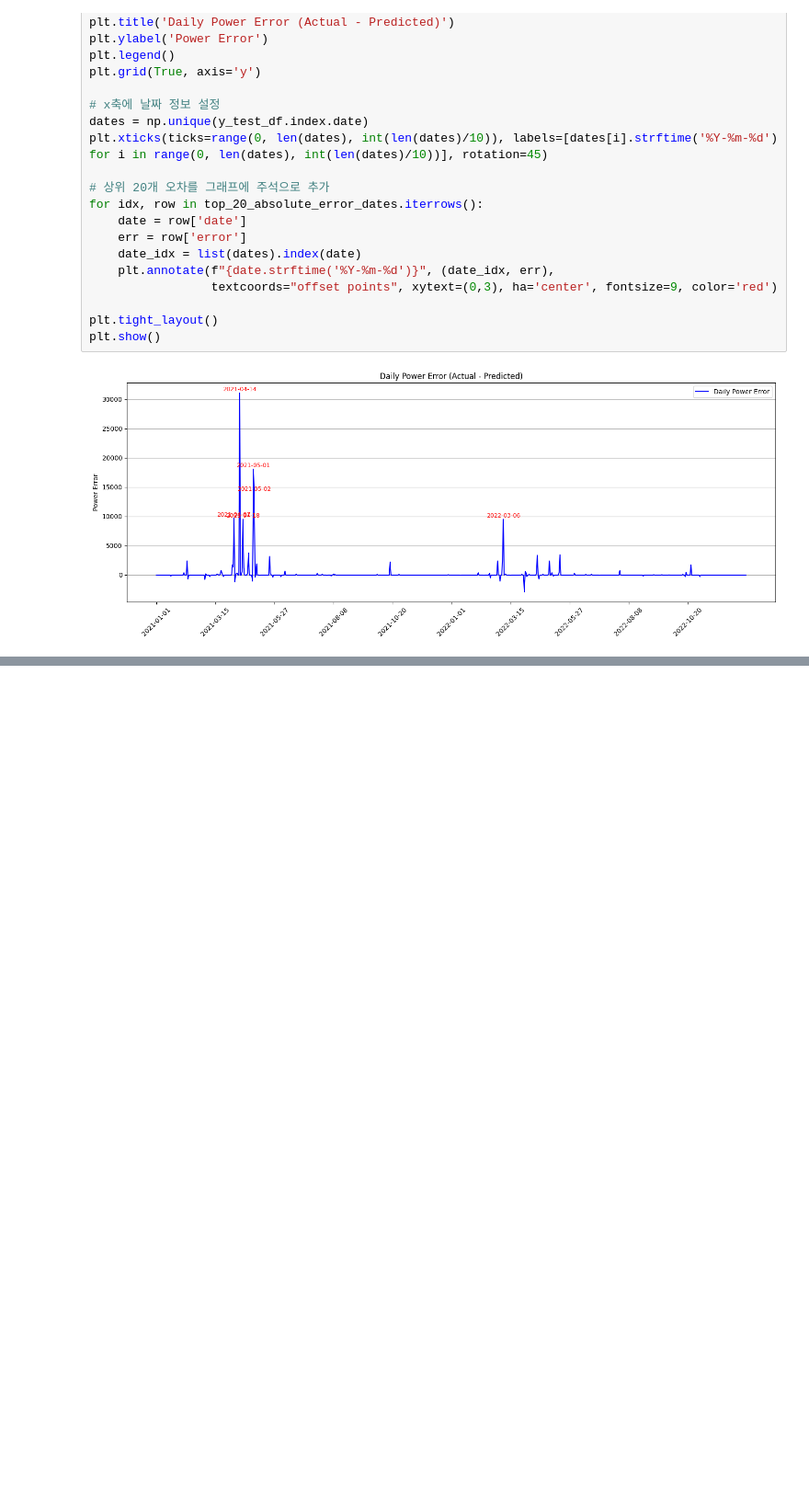
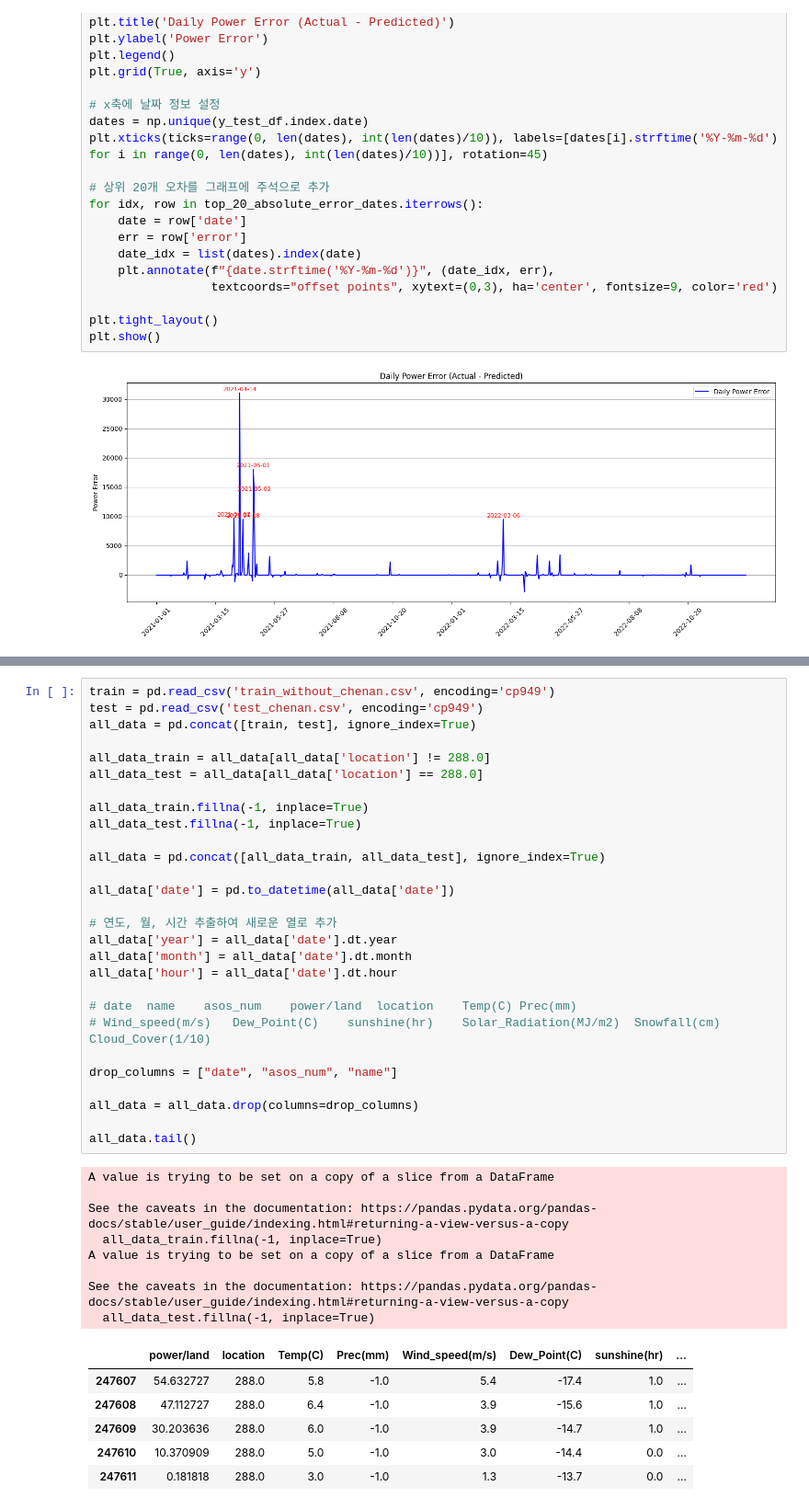
Before and after one commit to yelim421/SolarPower, a Jupyter notebook: Extratree model.ipynb, the cells around one changed output, grey strips where cells are left out. Shown at 92% size. Saved outputs shown, nothing was run; the diff lists cells and outputs as text; blank space fills up the shorter version.

```diff
--- a/Extratree model.ipynb
+++ b/Extratree model.ipynb
@@ -304,0 +406,43 @@ all_data.head()
+# %%
+train = pd.read_csv('train_without_chenan.csv', encoding='cp949')
+test = pd.read_csv('test_chenan.csv', encoding='cp949')
+all_data = pd.concat([train, test], ignore_index=True)
+
+all_data_train = all_data[all_data['location'] != 288.0]
+all_data_test = all_data[all_data['location'] == 288.0]
+
+all_data_train.fillna(-1, inplace=True)
+all_data_test.fillna(-1, inplace=True)
+
+all_data = pd.concat([all_data_train, all_data_test], ignore_index=True)
+
+all_data['date'] = pd.to_datetime(all_data['date'])
+
+# 연도, 월, 시간 추출하여 새로운 열로 추가
+all_data['year'] = all_data['date'].dt.year
+all_data['month'] = all_data['date'].dt.month
+all_data['hour'] = all_data['date'].dt.hour
+
+# date	name	asos_num	power/land	location	Temp(C)	Prec(mm)
+# Wind_speed(m/s)	Dew_Point(C)	sunshine(hr)	Solar_Radiation(MJ/m2)	Snowfall(cm)	Cloud_Cover(1/10)
+
+drop_columns = ["date", "asos_num", "name"]
+
+all_data = all_data.drop(columns=drop_columns)
+
+all_data.tail()
+# %% [output]
+A value is trying to be set on a copy of a slice from a DataFrame
+
+See the caveats in the documentation: https://pandas.pydata.org/pandas-docs/stable/user_guide/indexing.html#returning-a-view-versus-a-copy
+  all_data_train.fillna(-1, inplace=True)
+A value is trying to be set on a copy of a slice from a DataFrame
+
+See the caveats in the documentation: https://pandas.pydata.org/pandas-docs/stable/user_guide/indexing.html#returning-a-view-versus-a-copy
+  all_data_test.fillna(-1, inplace=True)
+|  | power/land | location | Temp(C) | Prec(mm) | Wind_speed(m/s) | Dew_Point(C) | sunshine(hr) | ... |
+| 247607 | 54.632727 | 288.0 | 5.8 | -1.0 | 5.4 | -17.4 | 1.0 | ... |
+| 247608 | 47.112727 | 288.0 | 6.4 | -1.0 | 3.9 | -15.6 | 1.0 | ... |
+| 247609 | 30.203636 | 288.0 | 6.0 | -1.0 | 3.9 | -14.7 | 1.0 | ... |
+| 247610 | 10.370909 | 288.0 | 5.0 | -1.0 | 3.0 | -14.4 | 0.0 | ... |
+| 247611 | 0.181818 | 288.0 | 3.0 | -1.0 | 1.3 | -13.7 | 0.0 | ... |
```
Also changed, not shown: parts of 20 cells of this notebook, 6 other files.
